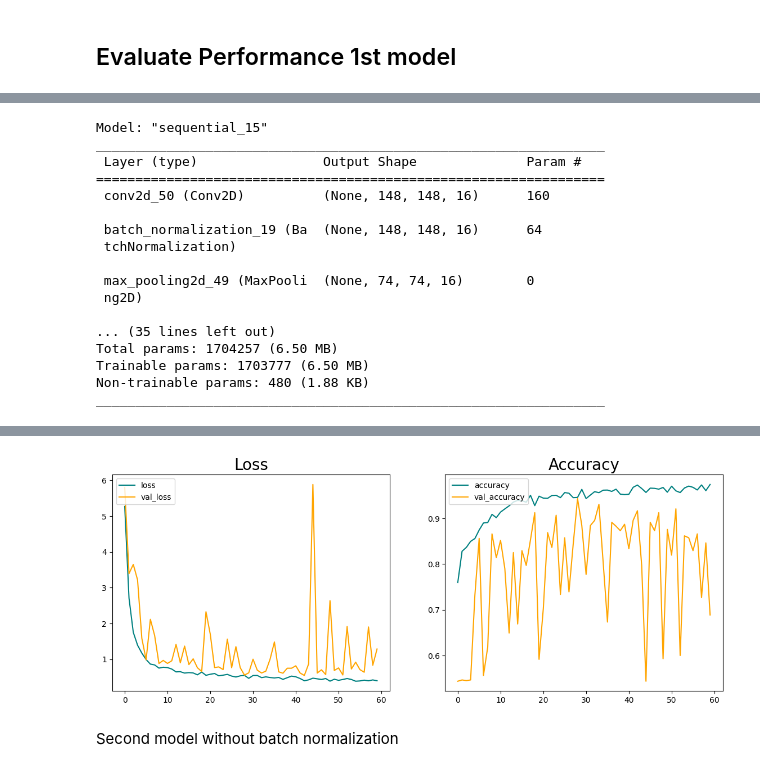
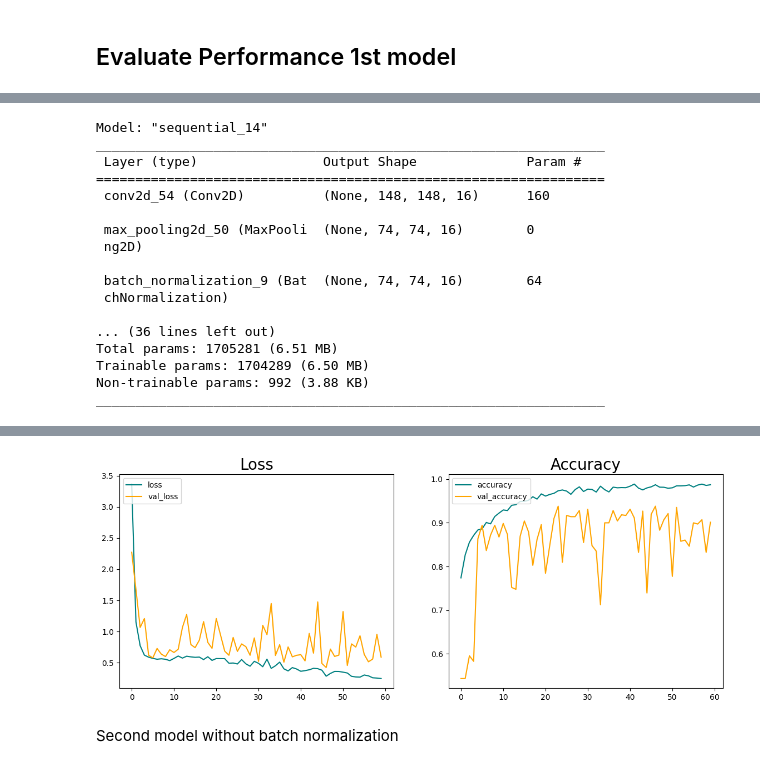
Before and after one commit to LucaPeg/ML_project, a Jupyter notebook: analysis.ipynb, the cells around one changed output, grey strips where cells are left out. Cells and saved outputs as stored; diff of their text form; code cells hidden in the pictures.

```diff
--- a/analysis.ipynb
+++ b/analysis.ipynb
@@ -432,65 +448,64 @@ Epoch 60/60
 # %%
 # Initialize the model / Model 2 but with L2 and Batch Normalization
-model1 = Sequential()
+model1_bnl2 = Sequential()
 
-model1.add(Conv2D(16, (3, 3), strides=1, activation='relu', input_shape=(150, 150, 1), kernel_regularizer=l2(0.01)))
-model1.add(BatchNormalization())
-model1.add(MaxPooling2D())
+model1_bnl2.add(Conv2D(16, (3, 3), strides=1, activation='relu', input_shape=(150, 150, 1)))
+model1_bnl2.add(MaxPooling2D())
+model1_bnl2.add(BatchNormalization())
 
 
-model1.add(Conv2D(32, (3, 3), strides=1, activation='relu', kernel_regularizer=l2(0.01)))
-model1.add(BatchNormalization())
-model1.add(MaxPooling2D())
+model1_bnl2.add(Conv2D(32, (3, 3), strides=1, activation='relu'))
+model1_bnl2.add(MaxPooling2D())
+model1_bnl2.add(BatchNormalization())
 
+model1_bnl2.add(Conv2D(64, (3, 3), strides=1, activation='relu'))
+model1_bnl2.add(MaxPooling2D())
+model1_bnl2.add(BatchNormalization())
 
-model1.add(Conv2D(64, (3, 3), strides=1, activation='relu', kernel_regularizer=l2(0.01)))
-model1.add(BatchNormalization())
-model1.add(MaxPooling2D())
+model1_bnl2.add(Conv2D(128, (3, 3), strides=1, activation='relu', kernel_regularizer=l2(0.01))) # maybe I could drop L2 here
+model1_bnl2.add(MaxPooling2D())
+model1_bnl2.add(BatchNormalization())
 
+model1_bnl2.add(Flatten())
+model1_bnl2.add(Dense(256, activation='relu', kernel_regularizer=l2(0.01)))
+model1_bnl2.add(Dropout(0.5))
+model1_bnl2.add(BatchNormalization())
+model1_bnl2.add(Dense(1, activation='sigmoid'))
 
-model1.add(Conv2D(128, (3, 3), strides=1, activation='relu', kernel_regularizer=l2(0.01)))
-model1.add(BatchNormalization())
-model1.add(MaxPooling2D())
-model1.add(Dropout(0.1))
+model1_bnl2.compile(optimizer='adam', loss=tf.losses.BinaryCrossentropy(), metrics=['accuracy'])
 
-model1.add(Flatten())
-model1.add(Dense(256, activation='relu', kernel_regularizer=l2(0.01)))
-model1.add(Dropout(0.5))
-
-model1.add(Dense(1, activation='sigmoid'))
-
-model1.compile(optimizer='adam', loss=tf.losses.BinaryCrossentropy(), metrics=['accuracy'])
-
-model1.summary()
+model1_bnl2.summary()
 # %% [output]
-Model: "sequential_15"
+Model: "sequential_14"
 _________________________________________________________________
  Layer (type)                Output Shape              Param #
 =================================================================
- conv2d_50 (Conv2D)          (None, 148, 148, 16)      160
+ conv2d_54 (Conv2D)          (None, 148, 148, 16)      160
 
- batch_normalization_19 (Ba  (None, 148, 148, 16)      64
- tchNormalization)
-
- max_pooling2d_49 (MaxPooli  (None, 74, 74, 16)        0
+ max_pooling2d_50 (MaxPooli  (None, 74, 74, 16)        0
  ng2D)
 
-... (35 lines left out)
-Total params: 1704257 (6.50 MB)
-Trainable params: 1703777 (6.50 MB)
-Non-trainable params: 480 (1.88 KB)
+ batch_normalization_9 (Bat  (None, 74, 74, 16)        64
+ chNormalization)
+
+... (36 lines left out)
+Total params: 1705281 (6.51 MB)
+Trainable params: 1704289 (6.50 MB)
+Non-trainable params: 992 (3.88 KB)
 _________________________________________________________________
 # %%
 # get the history of the second model
 
-hist1 = model1.fit(
+hist1_bnl2 = model1_bnl2.fit(
     img_train,
     label_train,
     batch_size = 32,
     epochs=60,
-    validation_split = 0.15
+    validation_split = 0.15,
+    shuffle = True,
+    #callbacks=[early_stopping]
     )
 
-plot_loss_accuracy(hist1)
+plot_loss_accuracy(hist1_bnl2)
 # %% [output]
 Epoch 1/60
@@ -513,4 +528,4 @@ Epoch 60/60
-[figure, old version]
+[figure, new version]
 # %% [markdown]
 Second model without batch normalization
 # %%
```
Also changed, not shown: parts of 47 cells of this notebook.
